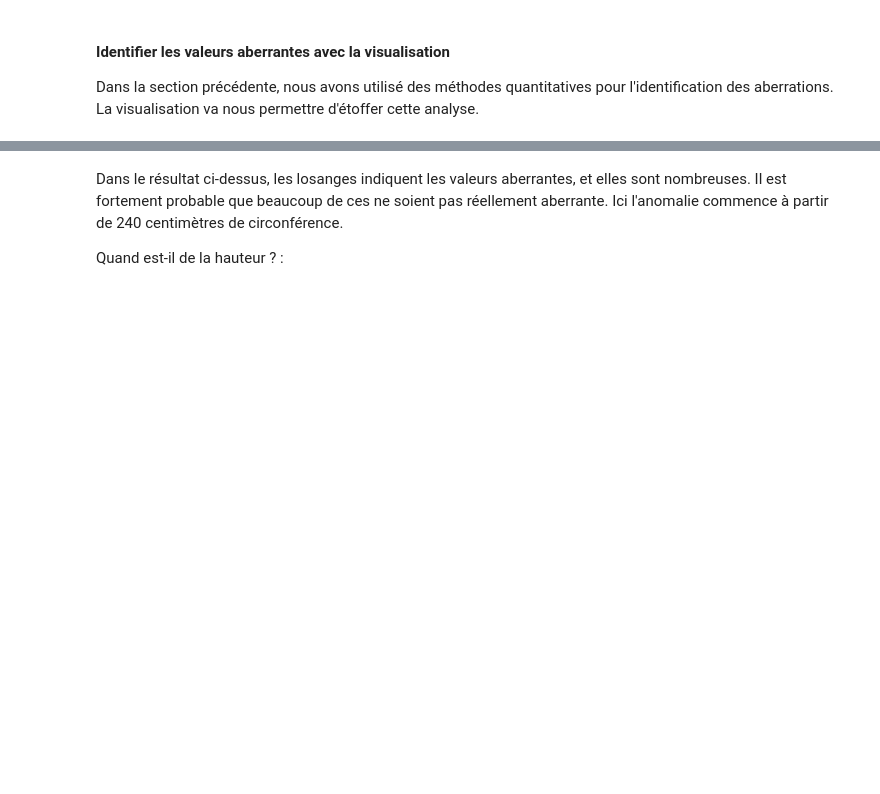
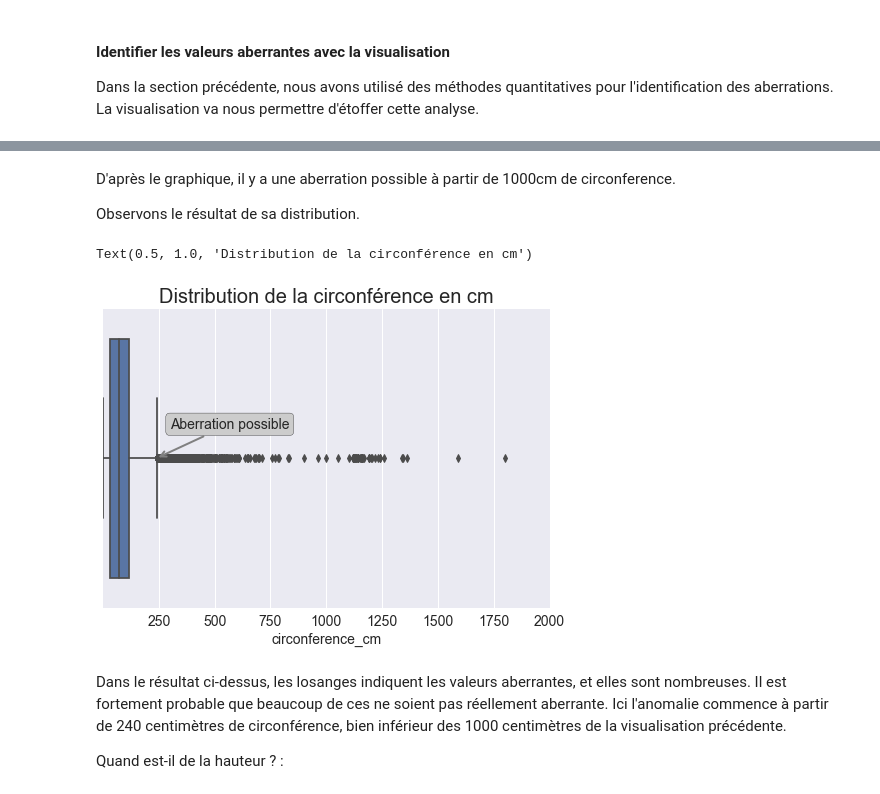
Before and after one commit to Abdess/vegetalisons_paris, a Jupyter notebook: P2_01_notebook.ipynb, the cells around one changed output, grey strips where cells are left out. Cells and saved outputs as stored; diff of their text form; code cells hidden in the pictures; blank space fills up the shorter version.

```diff
--- a/P2_01_notebook.ipynb
+++ b/P2_01_notebook.ipynb
@@ -293,21 +417,28 @@ plt.title('Distribution de la circonférence en cm', fontsize=20)
+# %% [markdown]
+D'après le graphique, il y a une aberration possible à partir de 1000cm de circonference.
+
+Observons le résultat de sa distribution.
 # %%
 # diagramme en boite de la variable "circonference_cm".
 ax = sns.boxplot(x=df["circonference_cm"])
 ax.set(xlim=(1, 2000))
 
-# notation indicating an outlier
-ax.annotate('Aberration',
+# notation indiquant une éventuelle valeur aberrante
+ax.annotate('Aberration possible',
             xy=(240, 0),
             xytext=(300, -0.1),
             fontsize=14,
             arrowprops=dict(arrowstyle='->', ec='grey', lw=2),
             bbox=dict(boxstyle="round", fc="0.8"))
 
-# xtick, label, and title
+# xtick, étiquettes et titres
 plt.xticks(fontsize=14)
 plt.xlabel('circonference_cm', fontsize=14)
 plt.title('Distribution de la circonférence en cm', fontsize=20)
+# %% [output]
+Text(0.5, 1.0, 'Distribution de la circonférence en cm')
+[figure, added]
 # %% [markdown]
-Dans le résultat ci-dessus, les losanges indiquent les valeurs aberrantes, et elles sont nombreuses. Il est fortement probable que beaucoup de ces ne soient pas réellement aberrante. Ici l'anomalie commence à partir de 240 centimètres de circonférence.
+Dans le résultat ci-dessus, les losanges indiquent les valeurs aberrantes, et elles sont nombreuses. Il est fortement probable que beaucoup de ces ne soient pas réellement aberrante. Ici l'anomalie commence à partir de 240 centimètres de circonférence, bien inférieur des 1000 centimètres de la visualisation précédente.
 
 Quand est-il de la hauteur ? :
```
Also changed, not shown: parts of 31 cells of this notebook.
